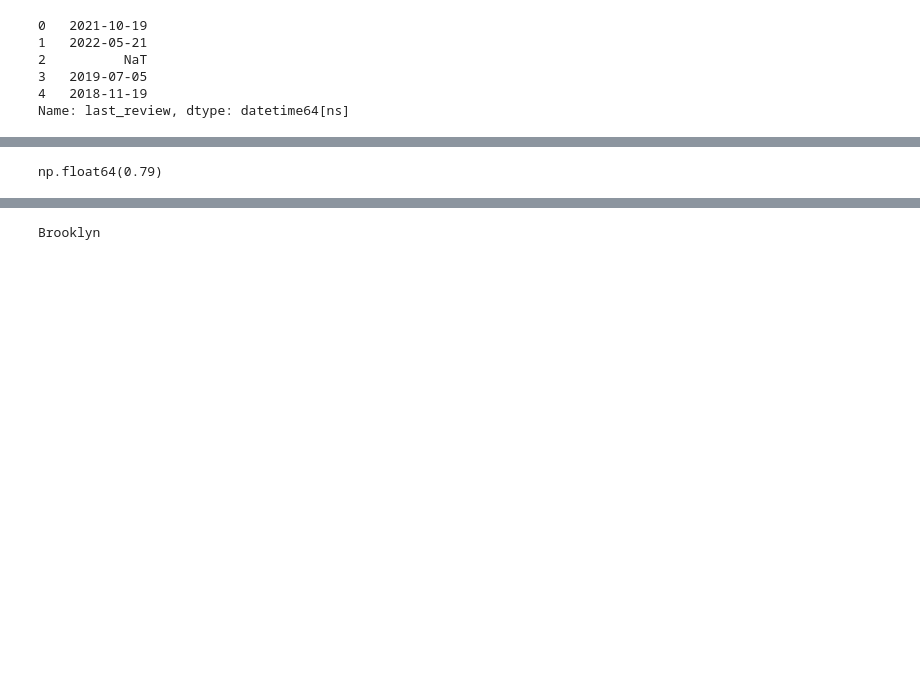
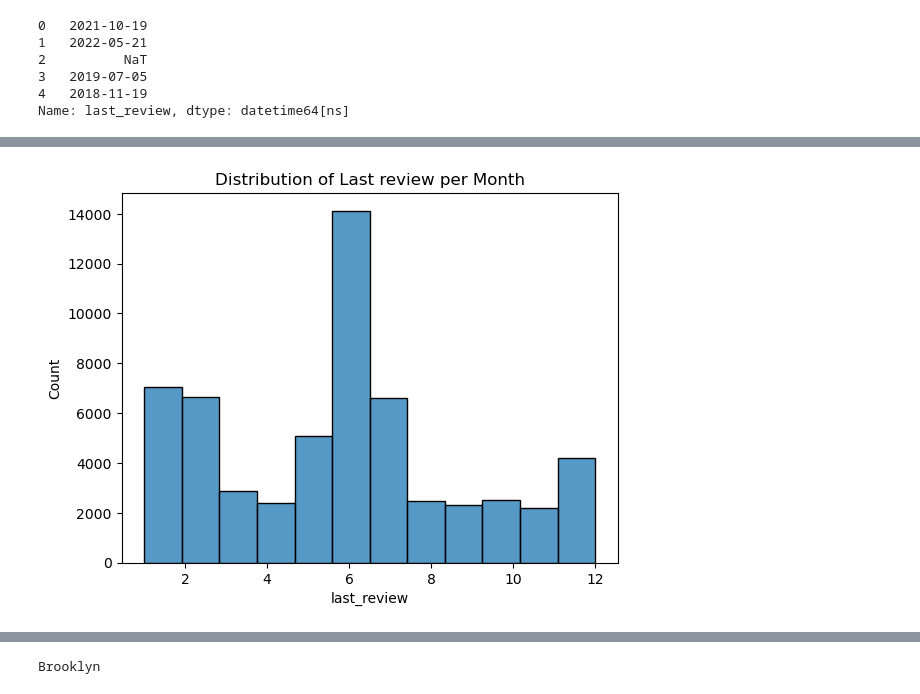
Before and after one commit to saeed-datageek/airbnb-data-analysis, a Jupyter notebook: notebook/airbnb.ipynb, the cells around one changed output, grey strips where cells are left out. Cells and saved outputs as stored; diff of their text form; code cells hidden in the pictures; blank space fills up the shorter version.

```diff
--- a/notebook/airbnb.ipynb
+++ b/notebook/airbnb.ipynb
@@ -521,10 +382,12 @@ df1.loc[df1['last_review'].apply(lambda x:x.year)>2022]
+# %%
+sns.histplot(df1['last_review'].dt.month, bins=12, kde=False)
+plt.title("Distribution of Last review per Month")
+plt.show()
+# %% [output]
+[figure, added]
 # %%
 #Replace null value with median last_review
 df1.loc[df1['last_review'].isnull(), 'last_review']= df1['last_review'].median()
-# %%
-df1['reviews_per_month'].median()
-# %% [output]
-np.float64(0.79)
 # %%
 # do the same thing for reviews_per_month
 
```
Also changed, not shown: parts of 109 cells of this notebook.
